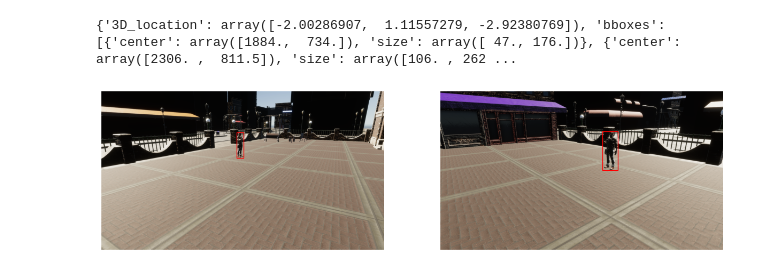
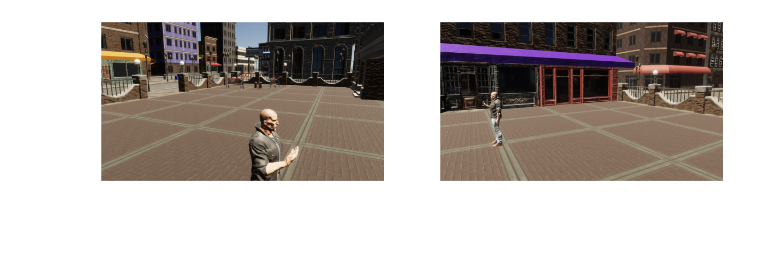
Before and after one commit to lordknight1904/Arsenal, a Jupyter notebook: vis.ipynb, the cells around one changed output. Cells and saved outputs as stored; diff of their text form; code cells hidden in the pictures; blank space fills up the shorter version.

```diff
--- a/vis.ipynb
+++ b/vis.ipynb
@@ -6,7 +6,8 @@ import numpy as np
 import json
 from scipy.spatial.transform import Rotation as R
 # %%
-with open('./solo_1/sequence.0/step0.frame_data.json') as json_file:
+folder_path = './solo_1/sequence.3'
+with open(f'{folder_path}/step0.frame_data.json') as json_file:
     data = json.load(json_file)
 # %%
 captures = data['captures']
@@ -54,23 +55,24 @@ def get_location(captures):
     }
 
 output = get_location(captures)
-# %% [output]
-{'3D_location': array([-2.00286907,  1.11557279, -2.92380769]), 'bboxes': [{'center': array([1884.,  734.]), 'size': array([ 47., 176.])}, {'center': array([2306. ,  811.5]), 'size': array([106. , 262 ...
 # %%
 n_view = len(output['bboxes'])
 fig, ax = plt.subplots(1, 2, figsize=(15, 15*n_view))
 for i in range(n_view):
     bbox, camera = output.get('bboxes')[i], output.get('cameras')[i]
-    ax[i].imshow(mpimg.imread(f'./solo_1/sequence.0/{camera["filename"]}'))
-    ax[i].add_patch(
-        patches.Rectangle(
-            bbox['center'] - np.array([bbox['size'][0], bbox['size'][1]]),
-            2*bbox['size'][0], 2*bbox['size'][1],
-            linewidth=1, edgecolor='r', facecolor='none'
-        )
-    )
+    ax[i].imshow(mpimg.imread(f'{folder_path}/{camera["filename"]}'))
+    # plt.imshow(mpimg.imread(f'{folder_path}/{camera["filename"]}'))
+    # plt.axis('off')
+    # plt.show()
+    # ax[i].add_patch(
+    #     patches.Rectangle(
+    #         bbox['center'] - np.array([bbox['size'][0], bbox['size'][1]]),
+    #         2*bbox['size'][0], 2*bbox['size'][1],
+    #         linewidth=1, edgecolor='r', facecolor='none'
+    #     )
+    # )
     ax[i].axis('off')
 
 plt.show()
 # %% [output]
-[figure, old version]
+[figure, new version]
```
Also changed, not shown: parts of 6 cells of this notebook, 4 other files.
